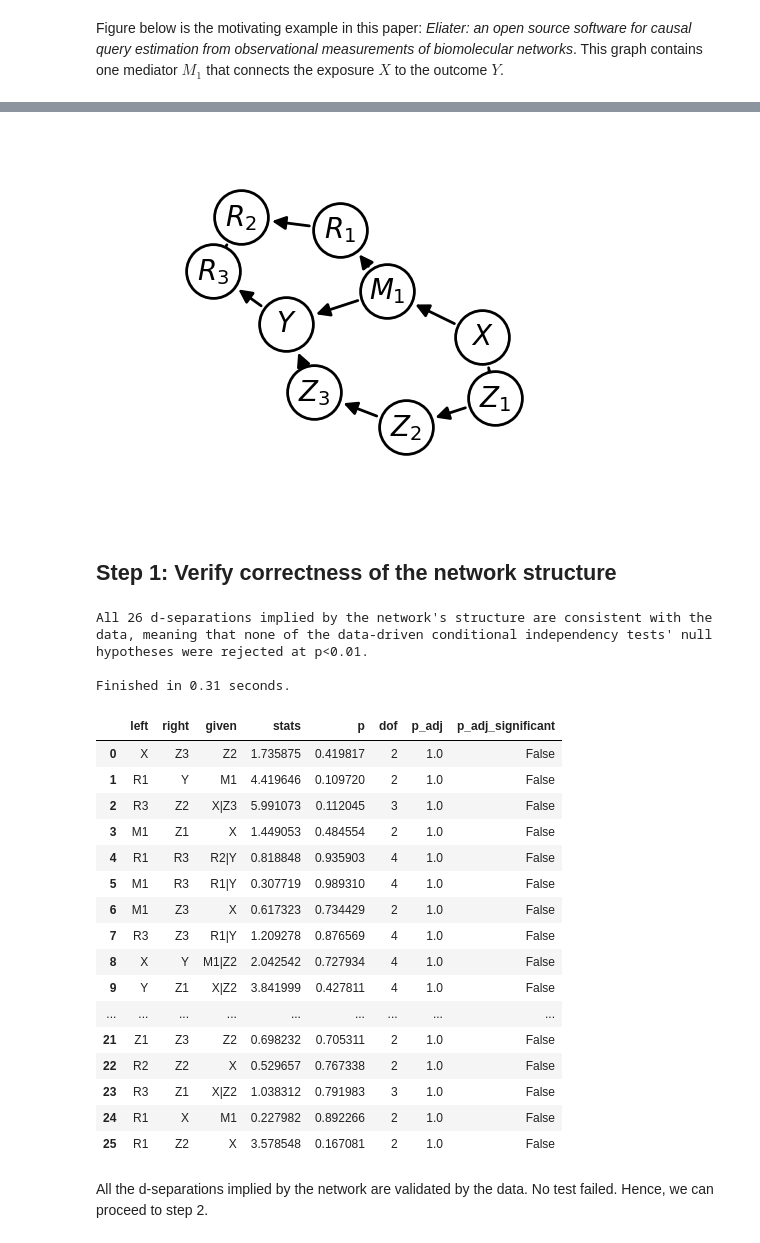
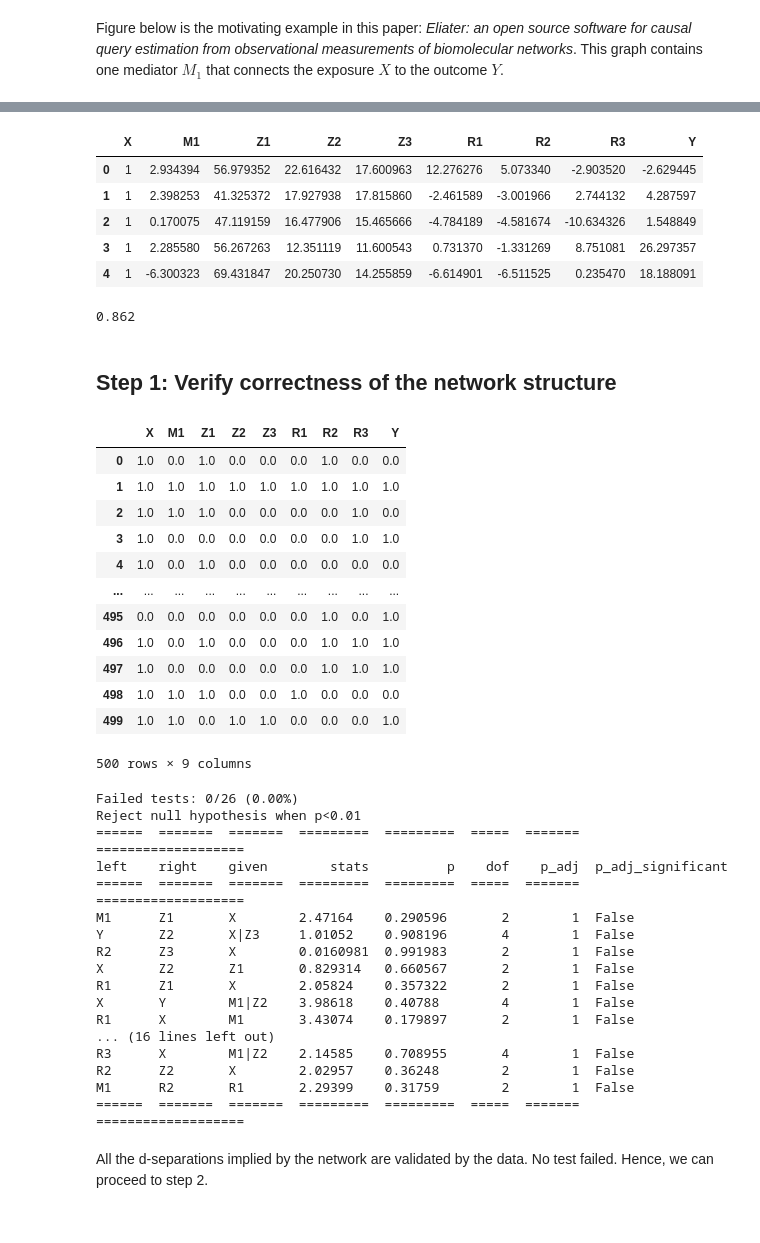
Before and after one commit to y0-causal-inference/eliater, a Jupyter notebook: notebooks/motivating_example.ipynb, the cells around one changed output, grey strips where cells are left out. Drawn from its saved outputs; the diff is of its cells as text; code cells hidden in the pictures.

```diff
--- a/notebooks/motivating_example.ipynb
+++ b/notebooks/motivating_example.ipynb
@@ -32,33 +51,64 @@ graph.draw()
 # %%
-data = example.generate_data(num_samples=500, seed=SEED)
+data = example.generate_data(num_samples=1000, seed=SEED)
 data.head()
 # %% [output]
-[figure, removed]
+|  | X | M1 | Z1 | Z2 | Z3 | R1 | R2 | R3 | Y |
+| 0 | 1 | 2.934394 | 56.979352 | 22.616432 | 17.600963 | 12.276276 | 5.073340 | -2.903520 | -2.629445 |
+| 1 | 1 | 2.398253 | 41.325372 | 17.927938 | 17.815860 | -2.461589 | -3.001966 | 2.744132 | 4.287597 |
+| 2 | 1 | 0.170075 | 47.119159 | 16.477906 | 15.465666 | -4.784189 | -4.581674 | -10.634326 | 1.548849 |
+| 3 | 1 | 2.285580 | 56.267263 | 12.351119 | 11.600543 | 0.731370 | -1.331269 | 8.751081 | 26.297357 |
+| 4 | 1 | -6.300323 | 69.431847 | 20.250730 | 14.255859 | -6.614901 | -6.511525 | 0.235470 | 18.188091 |
+# %%
+import numpy as np
+np.mean(data['X'])
+# %% [output]
+0.862
 # %% [markdown]
 ## Step 1: Verify correctness of the network structure
+# %%
+from sklearn.preprocessing import KBinsDiscretizer
+# discretization transform the raw data
+kbins = KBinsDiscretizer(n_bins=2, encode='ordinal', strategy='uniform')
+data_trans = kbins.fit_transform(data)
+import pandas as pd
+data_trans = pd.DataFrame(data_trans, columns = data.columns)
+# %%
+data_trans
+# %% [output]
+|  | X | M1 | Z1 | Z2 | Z3 | R1 | R2 | R3 | Y |
+| 0 | 1.0 | 0.0 | 1.0 | 0.0 | 0.0 | 0.0 | 1.0 | 0.0 | 0.0 |
+| 1 | 1.0 | 1.0 | 1.0 | 1.0 | 1.0 | 1.0 | 1.0 | 1.0 | 1.0 |
+| 2 | 1.0 | 1.0 | 1.0 | 0.0 | 0.0 | 0.0 | 0.0 | 1.0 | 0.0 |
+| 3 | 1.0 | 0.0 | 0.0 | 0.0 | 0.0 | 0.0 | 0.0 | 1.0 | 1.0 |
+| 4 | 1.0 | 0.0 | 1.0 | 0.0 | 0.0 | 0.0 | 0.0 | 0.0 | 0.0 |
+| ... | ... | ... | ... | ... | ... | ... | ... | ... | ... |
+| 495 | 0.0 | 0.0 | 0.0 | 0.0 | 0.0 | 0.0 | 1.0 | 0.0 | 1.0 |
+| 496 | 1.0 | 0.0 | 1.0 | 0.0 | 0.0 | 0.0 | 1.0 | 1.0 | 1.0 |
+| 497 | 1.0 | 0.0 | 0.0 | 0.0 | 0.0 | 0.0 | 1.0 | 1.0 | 1.0 |
+| 498 | 1.0 | 1.0 | 1.0 | 0.0 | 0.0 | 1.0 | 0.0 | 0.0 | 0.0 |
+| 499 | 1.0 | 1.0 | 0.0 | 1.0 | 1.0 | 0.0 | 0.0 | 0.0 | 1.0 |
+500 rows × 9 columns
 # %%
-print_graph_falsifications(graph, data, method="chi-square", verbose=True, significance_level=0.01)
+#print_graph_falsifications(graph, data, method="chi-square", verbose=True, significance_level=0.01)
+print_graph_falsifications(graph, data_trans, method="chi-square", verbose=True, significance_level=0.01)
 # %% [output]
-All 26 d-separations implied by the network's structure are consistent with the data, meaning that none of the data-driven conditional independency tests' null hypotheses were rejected at p<0.01.
-
-Finished in 0.31 seconds.
+Failed tests: 0/26 (0.00%)
+Reject null hypothesis when p<0.01
+======  =======  =======  =========  =========  =====  =======  ===================
+left    right    given        stats          p    dof    p_adj  p_adj_significant
+======  =======  =======  =========  =========  =====  =======  ===================
+M1      Z1       X        2.47164    0.290596       2        1  False
+Y       Z2       X|Z3     1.01052    0.908196       4        1  False
+R2      Z3       X        0.0160981  0.991983       2        1  False
+X       Z2       Z1       0.829314   0.660567       2        1  False
+R1      Z1       X        2.05824    0.357322       2        1  False
+X       Y        M1|Z2    3.98618    0.40788        4        1  False
+R1      X        M1       3.43074    0.179897       2        1  False
+... (16 lines left out)
+R3      X        M1|Z2    2.14585    0.708955       4        1  False
+R2      Z2       X        2.02957    0.36248        2        1  False
+M1      R2       R1       2.29399    0.31759        2        1  False
+======  =======  =======  =========  =========  =====  =======  ===================
-|  | left | right | given | stats | p | dof | p_adj | p_adj_significant |
-| 0 | X | Z3 | Z2 | 1.735875 | 0.419817 | 2 | 1.0 | False |
-| 1 | R1 | Y | M1 | 4.419646 | 0.109720 | 2 | 1.0 | False |
-| 2 | R3 | Z2 | X|Z3 | 5.991073 | 0.112045 | 3 | 1.0 | False |
-| 3 | M1 | Z1 | X | 1.449053 | 0.484554 | 2 | 1.0 | False |
-| 4 | R1 | R3 | R2|Y | 0.818848 | 0.935903 | 4 | 1.0 | False |
-| 5 | M1 | R3 | R1|Y | 0.307719 | 0.989310 | 4 | 1.0 | False |
-| 6 | M1 | Z3 | X | 0.617323 | 0.734429 | 2 | 1.0 | False |
-| 7 | R3 | Z3 | R1|Y | 1.209278 | 0.876569 | 4 | 1.0 | False |
-| 8 | X | Y | M1|Z2 | 2.042542 | 0.727934 | 4 | 1.0 | False |
-| 9 | Y | Z1 | X|Z2 | 3.841999 | 0.427811 | 4 | 1.0 | False |
-| ... | ... | ... | ... | ... | ... | ... | ... | ... |
-| 21 | Z1 | Z3 | Z2 | 0.698232 | 0.705311 | 2 | 1.0 | False |
-| 22 | R2 | Z2 | X | 0.529657 | 0.767338 | 2 | 1.0 | False |
-| 23 | R3 | Z1 | X|Z2 | 1.038312 | 0.791983 | 3 | 1.0 | False |
-| 24 | R1 | X | M1 | 0.227982 | 0.892266 | 2 | 1.0 | False |
-| 25 | R1 | Z2 | X | 3.578548 | 0.167081 | 2 | 1.0 | False |
 # %% [markdown]
 All the d-separations implied by the network are validated by the data. No test failed. Hence, we can proceed to step 2.
 # %% [markdown]
```
Also changed, not shown: parts of 13 cells of this notebook.
